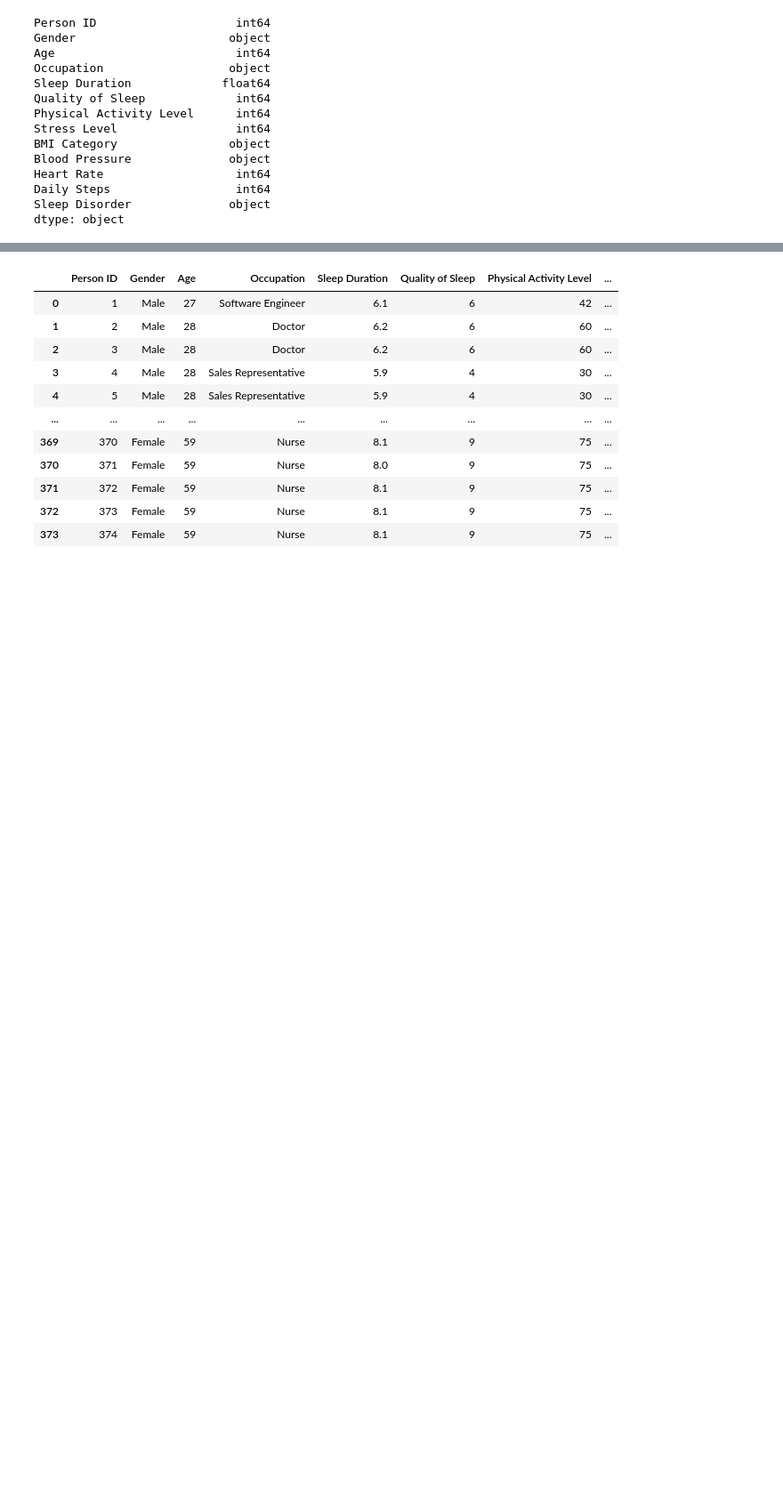
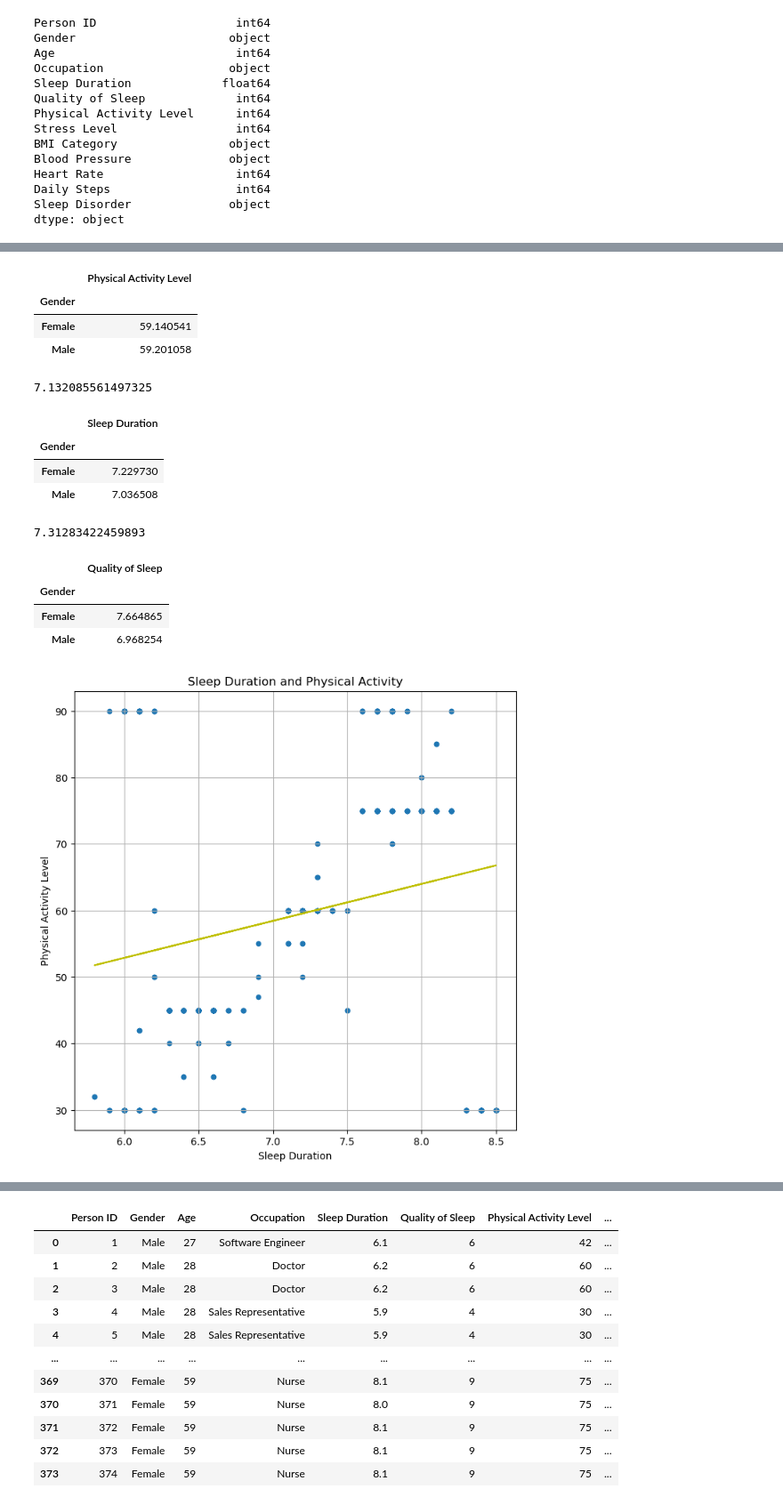
Before and after one commit to jaredsletto/Project_1, a Jupyter notebook: Project_1_sleep.ipynb, the cells around one changed output, grey strips where cells are left out. Shown at 89% size. Cells and saved outputs as stored; diff of their text form; code cells hidden in the pictures; blank space fills up the shorter version.

```diff
--- a/Project_1_sleep.ipynb
+++ b/Project_1_sleep.ipynb
@@ -38,4 +44,52 @@ dtype: object
 # %%
-# Sleep - Physical Activity
+# The average Physical Activity Level per Gender
+per_gender_activity = sleep_data.groupby(["Gender"])["Physical Activity Level"].mean()
+pd.DataFrame(per_gender_activity)
+# %% [output]
+|  | Physical Activity Level |
+| Gender |  |
+| Female | 59.140541 |
+| Male | 59.201058 |
 # %%
-# Does the need for sleep increase with age? (Stress)(Sleep duraation)(Sleep Quality)
+# The average duration of sleep
+average_sleep_duration = sleep_data["Sleep Duration"].mean()
+average_sleep_duration
+# %% [output]
+7.132085561497325
+# %%
+per_gender_duration = sleep_data.groupby(["Gender"])["Sleep Duration"].mean()
+pd.DataFrame(per_gender_duration)
+# %% [output]
+|  | Sleep Duration |
+| Gender |  |
+| Female | 7.229730 |
+| Male | 7.036508 |
+# %%
+average_sleep_quality = sleep_data["Quality of Sleep"].mean()
+average_sleep_quality
+# %% [output]
+7.31283422459893
+# %%
+per_gender_quality = sleep_data.groupby(["Gender"])["Quality of Sleep"].mean()
+pd.DataFrame(per_gender_quality)
+# %% [output]
+|  | Quality of Sleep |
+| Gender |  |
+| Female | 7.664865 |
+| Male | 6.968254 |
+# %%
+# create Sleep Duration and Physical Activity Level scatter plot
+sleep_data.plot(kind="scatter", x="Sleep Duration", y="Physical Activity Level", grid=True, figsize=(8,8),
+              title="Sleep Duration and Physical Activity")
+
+x_values = sleep_data['Sleep Duration']
+y_values = sleep_data['Physical Activity Level']
+
+slope, intercept, r, p, se = stats.linregress(x_values, y_values)
+line_eq = "y = " + str(round(slope,2)) + "x + " + str(round(intercept,2))
+regress_values = x_values * slope + intercept
+plt.plot(x_values,regress_values,"y-")
+
+plt.show()
+# %% [output]
+[figure, added]
```
Also changed, not shown: parts of 12 cells of this notebook, 2 other files.
